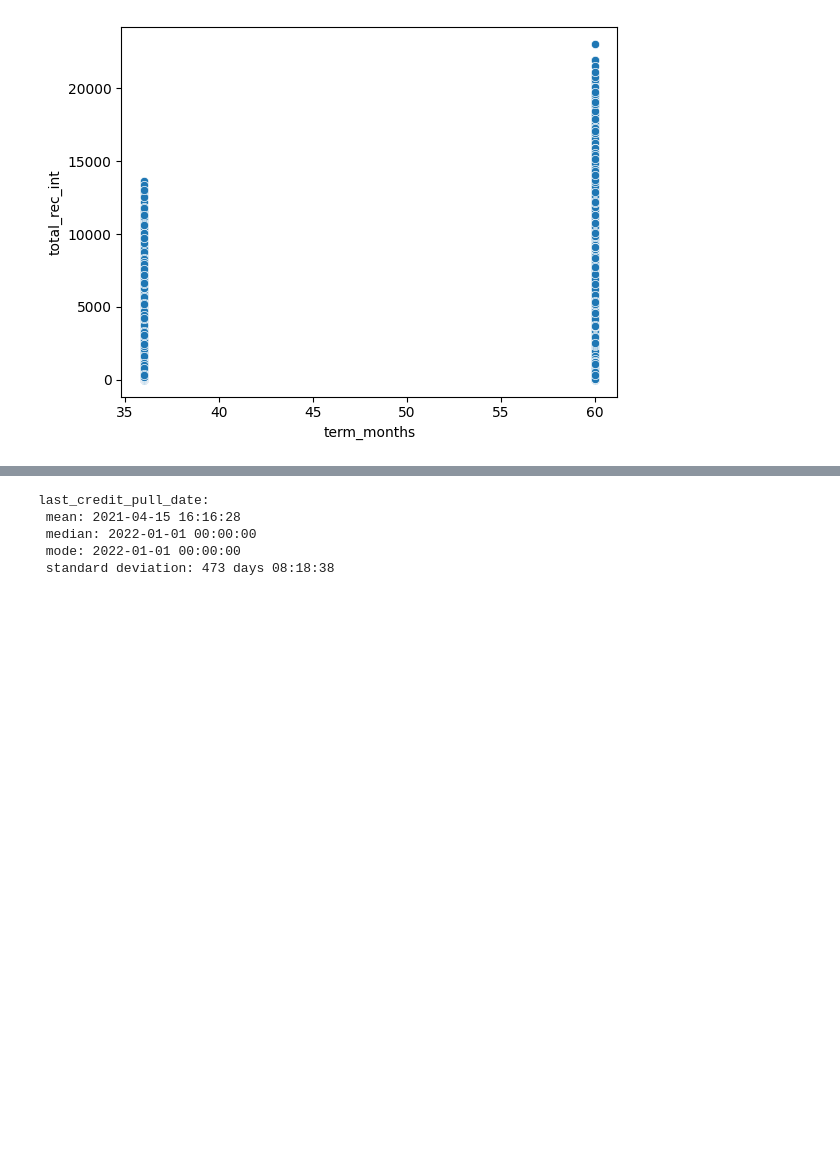
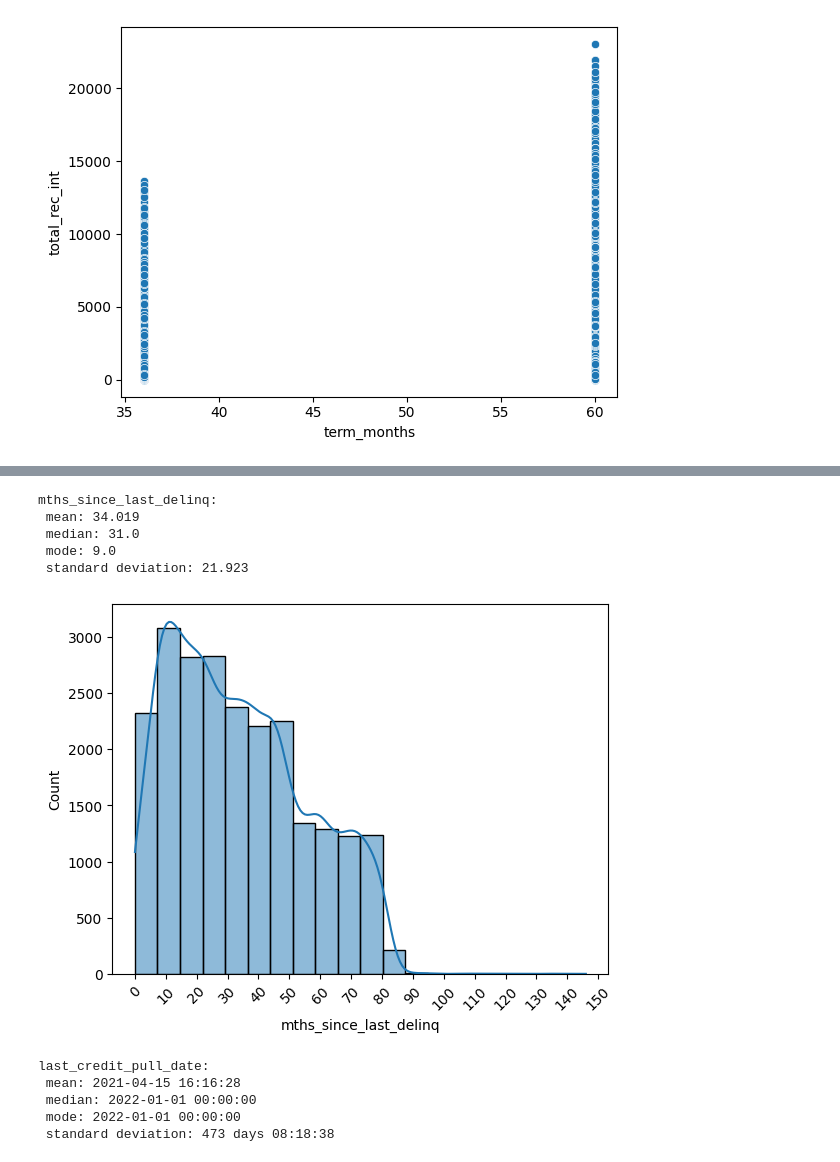
Before and after one commit to armazzer/customer_loans, a Jupyter notebook: missing_data_review.ipynb, the cells around one changed output, grey strips where cells are left out. Saved outputs shown, nothing was run; the diff lists cells and outputs as text; code cells hidden in the pictures; blank space fills up the shorter version.

```diff
--- a/missing_data_review.ipynb
+++ b/missing_data_review.ipynb
@@ -218,3 +243,13 @@ int_rate:
+# %%
+loans_info.column_stats("mths_since_last_delinq")
+loans_plots.histogram("mths_since_last_delinq", 20).format_hist(45, 20)
+# %% [output]
+mths_since_last_delinq:
+ mean: 34.019
+ median: 31.0
+ mode: 9.0
+ standard deviation: 21.923
+[figure, added]
 # %%
 loans_plots.histogram("last_credit_pull_date", 20).format_hist(45, 20)
 loans_info.column_stats("last_credit_pull_date")
```
Also changed, not shown: parts of 13 cells of this notebook.
